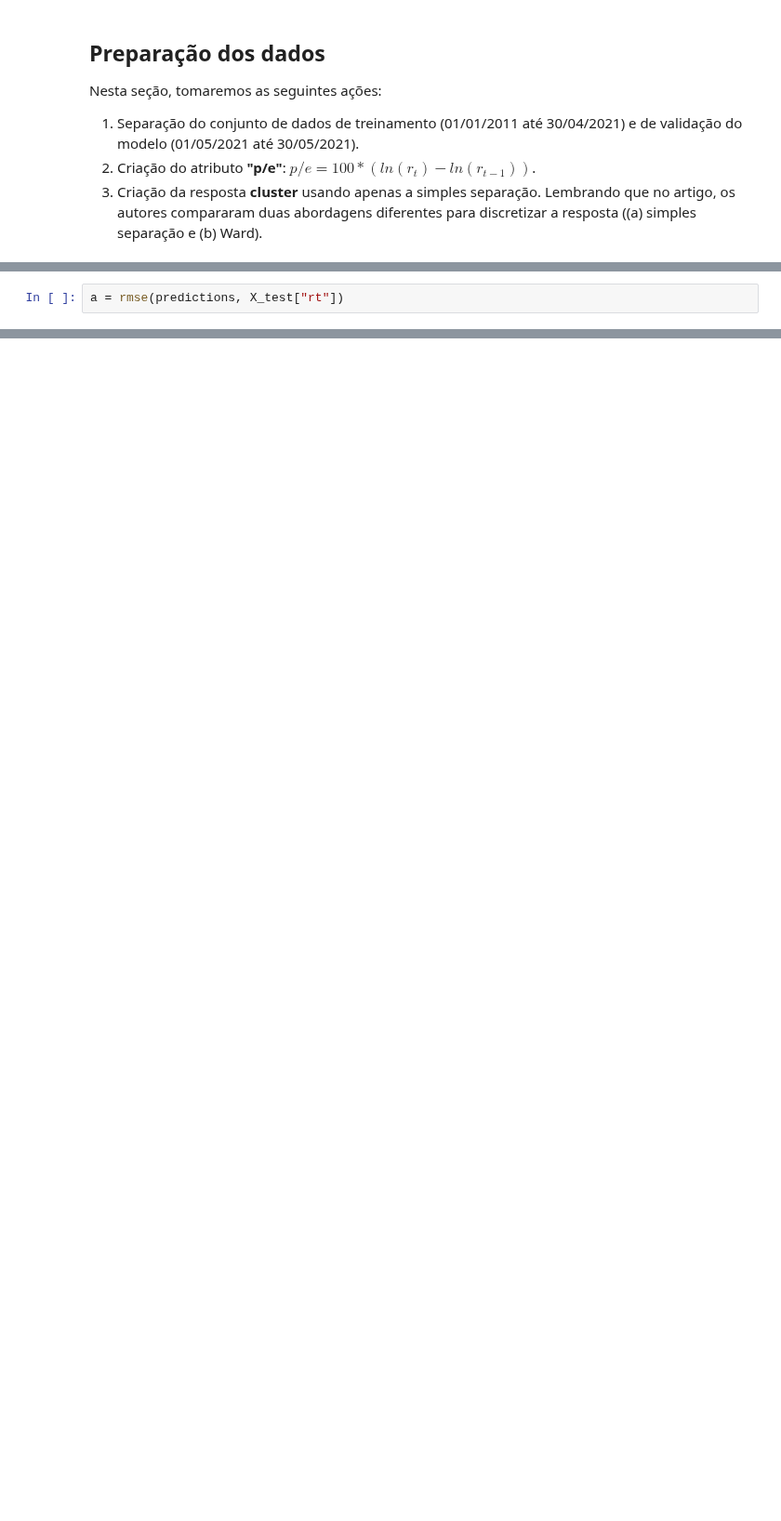
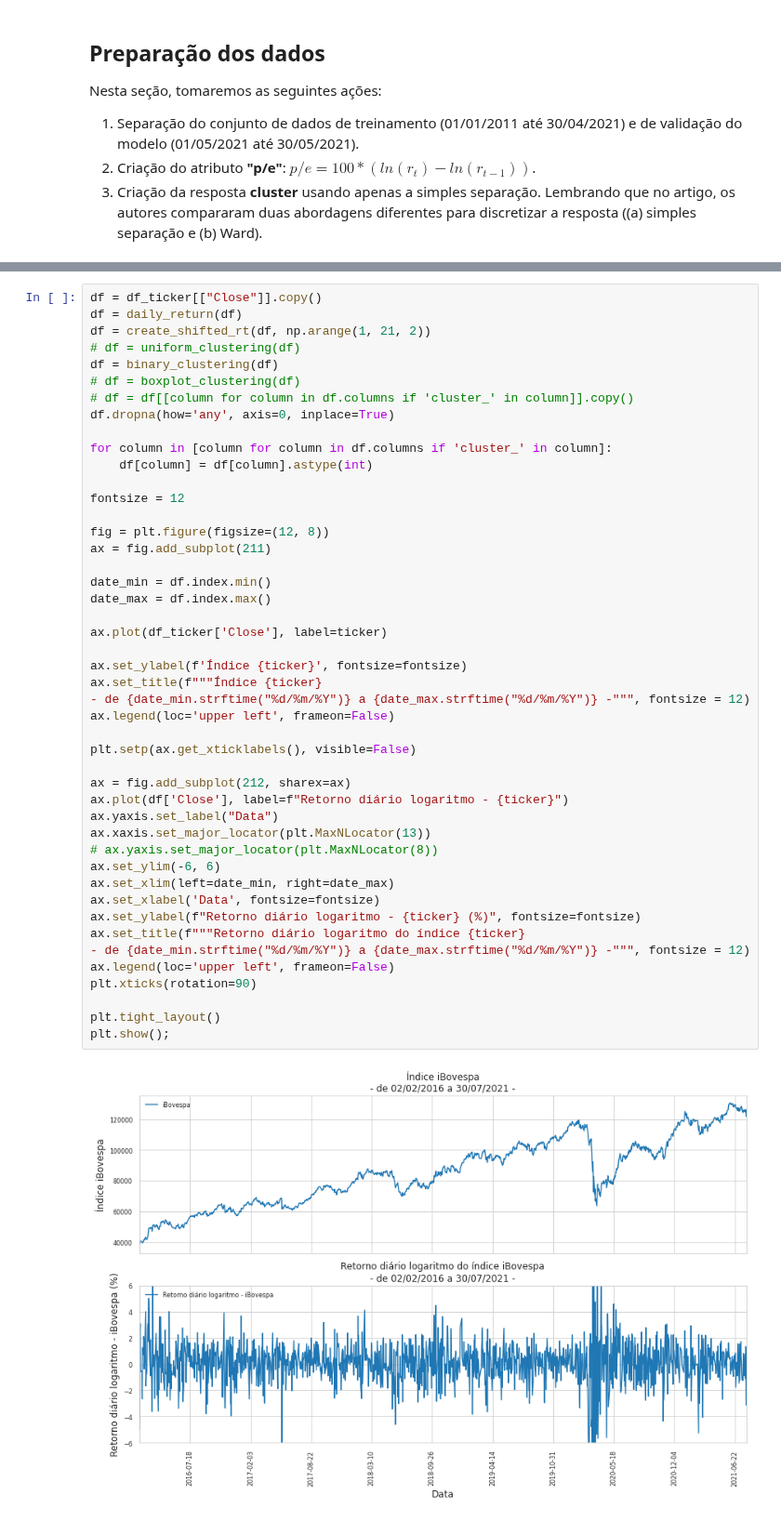
Before and after one commit to cafe-com-analytics/stock_market_index_daily_direction, a Jupyter notebook: notebooks/01_ARIMA_nikkei_suto.ipynb, the cells around one changed output, grey strips where cells are left out. Shown at 93% size. Cells and saved outputs as stored; diff of their text form; blank space fills up the shorter version.

```diff
--- a/notebooks/01_ARIMA_nikkei_suto.ipynb
+++ b/notebooks/01_ARIMA_nikkei_suto.ipynb
@@ -253,2 +85,0 @@ predictions = model.predict(Ntest)
-# %%
-a = rmse(predictions, X_test["rt"])
@@ -320,0 +86,48 @@ plt.show()
+# %%
+df = df_ticker[["Close"]].copy()
+df = daily_return(df)
+df = create_shifted_rt(df, np.arange(1, 21, 2))
+# df = uniform_clustering(df)
+df = binary_clustering(df)
+# df = boxplot_clustering(df)
+# df = df[[column for column in df.columns if 'cluster_' in column]].copy()
+df.dropna(how='any', axis=0, inplace=True)
+
+for column in [column for column in df.columns if 'cluster_' in column]:
+    df[column] = df[column].astype(int)
+
+fontsize = 12
+
+fig = plt.figure(figsize=(12, 8))
+ax = fig.add_subplot(211)
+
+date_min = df.index.min()
+date_max = df.index.max()
+
+ax.plot(df_ticker['Close'], label=ticker)
+
+ax.set_ylabel(f'Índice {ticker}', fontsize=fontsize)
+ax.set_title(f"""Índice {ticker}
+- de {date_min.strftime("%d/%m/%Y")} a {date_max.strftime("%d/%m/%Y")} -""", fontsize = 12)
+ax.legend(loc='upper left', frameon=False)
+
+plt.setp(ax.get_xticklabels(), visible=False)
+
+ax = fig.add_subplot(212, sharex=ax)
+ax.plot(df['Close'], label=f"Retorno diário logaritmo - {ticker}")
+ax.yaxis.set_label("Data")
+ax.xaxis.set_major_locator(plt.MaxNLocator(13))
+# ax.yaxis.set_major_locator(plt.MaxNLocator(8))
+ax.set_ylim(-6, 6)
+ax.set_xlim(left=date_min, right=date_max)
+ax.set_xlabel('Data', fontsize=fontsize)
+ax.set_ylabel(f"Retorno diário logaritmo - {ticker} (%)", fontsize=fontsize)
+ax.set_title(f"""Retorno diário logaritmo do índice {ticker}
+- de {date_min.strftime("%d/%m/%Y")} a {date_max.strftime("%d/%m/%Y")} -""", fontsize = 12)
+ax.legend(loc='upper left', frameon=False)
+plt.xticks(rotation=90)
+
+plt.tight_layout()
+plt.show();
+# %% [output]
+[figure, added]
```
Also changed, not shown: parts of 33 cells of this notebook, 1 other file.
